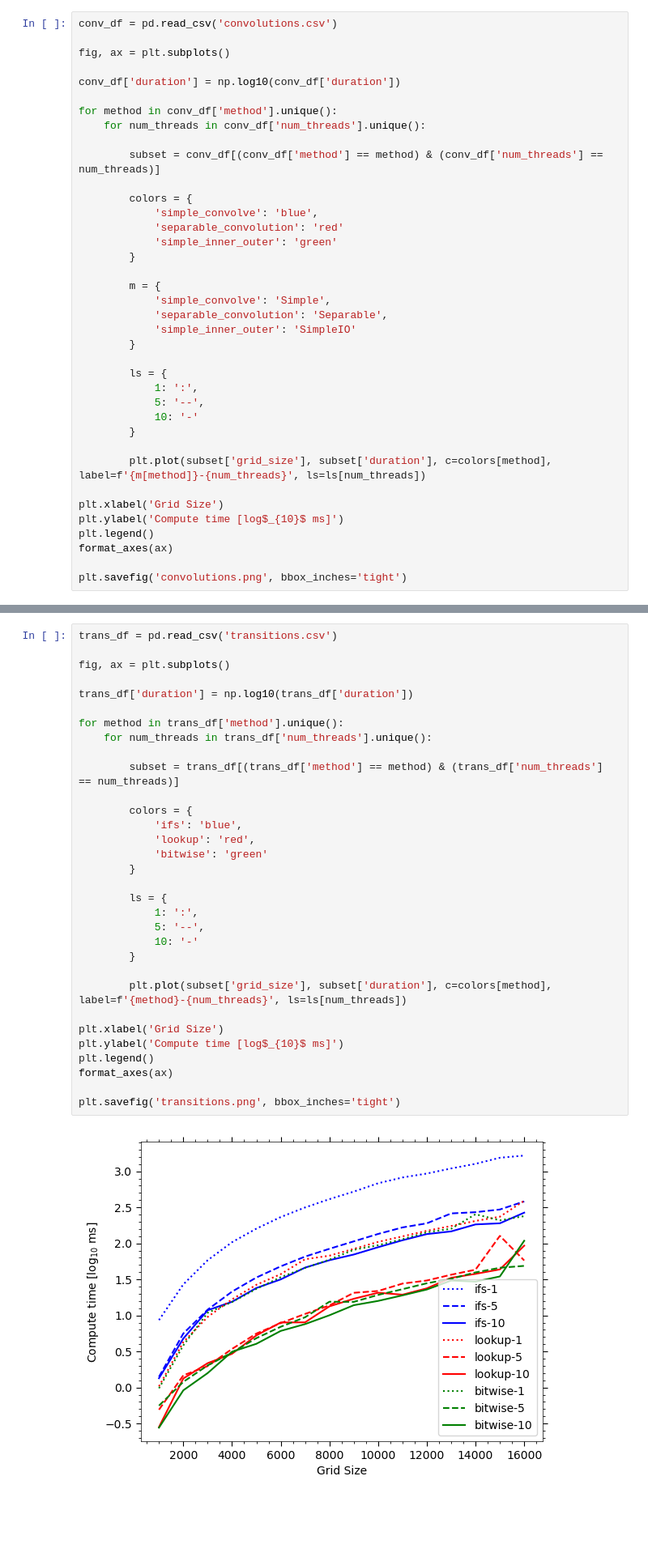
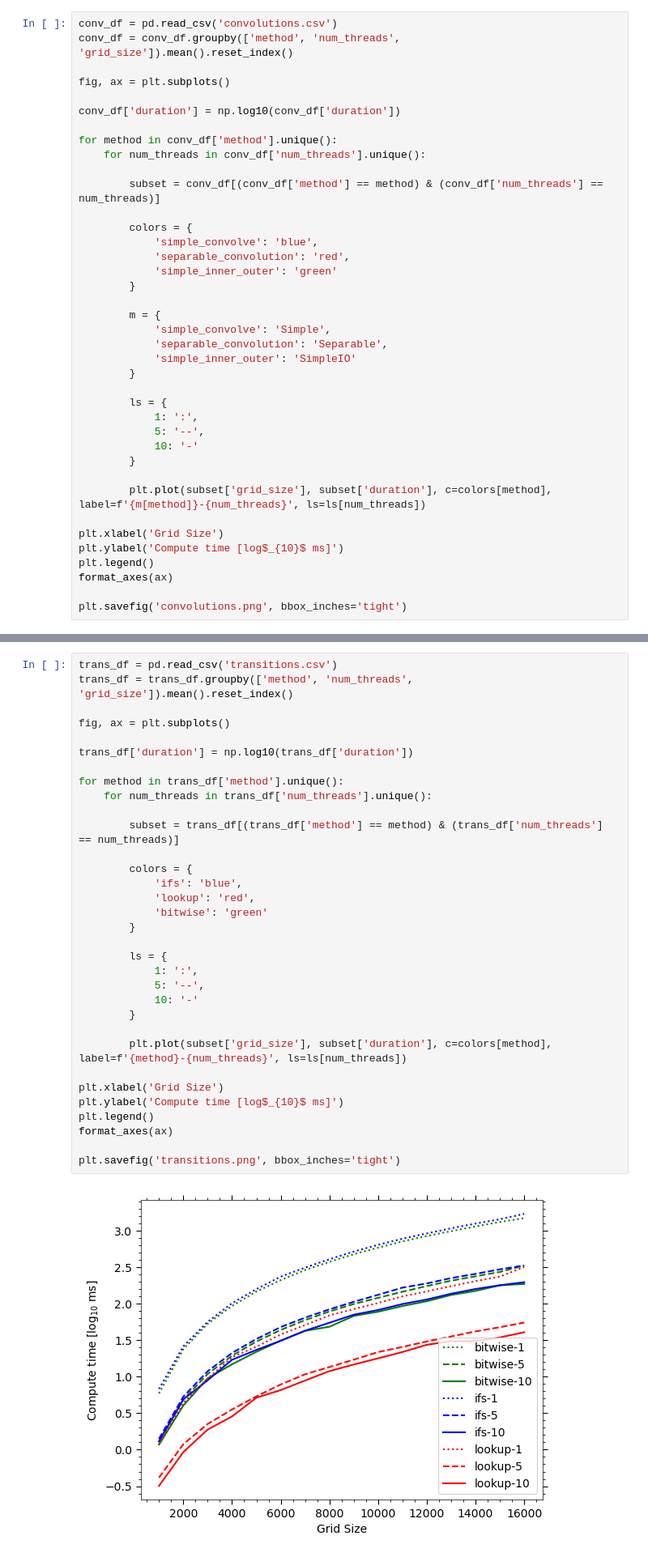
Before and after one commit to adnansiddiquei/conways_game_of_life, a Jupyter notebook: src/plotting/plots.ipynb, the cells around one changed output, grey strips where cells are left out. Shown: that part at 81% size. Cells and saved outputs as stored; diff of their text form; blank space fills up the shorter version.

```diff
--- a/src/plotting/plots.ipynb
+++ b/src/plotting/plots.ipynb
@@ -5,6 +5,7 @@ from utils import format_axes
 import numpy as np
 # %%
 conv_df = pd.read_csv('convolutions.csv')
+conv_df = conv_df.groupby(['method', 'num_threads', 'grid_size']).mean().reset_index()
 
 fig, ax = plt.subplots()
 
@@ -17,7 +18,7 @@ for method in conv_df['method'].unique():
 
         colors = {
             'simple_convolve': 'blue',
-            'separable_convolution': 'red'
+            'separable_convolution': 'red',
             'simple_inner_outer': 'green'
         }
 
@@ -46,34 +47,35 @@ plt.savefig('convolutions.png', bbox_inches='tight')
 # %%
 trans_df = pd.read_csv('transitions.csv')
+trans_df = trans_df.groupby(['method', 'num_threads', 'grid_size']).mean().reset_index()
 
 fig, ax = plt.subplots()
 
 trans_df['duration'] = np.log10(trans_df['duration'])
 
 for method in trans_df['method'].unique():
     for num_threads in trans_df['num_threads'].unique():
 
         subset = trans_df[(trans_df['method'] == method) & (trans_df['num_threads'] == num_threads)]
 
         colors = {
             'ifs': 'blue',
             'lookup': 'red',
             'bitwise': 'green'
         }
 
         ls = {
             1: ':',
             5: '--',
             10: '-'
         }
 
         plt.plot(subset['grid_size'], subset['duration'], c=colors[method], label=f'{method}-{num_threads}', ls=ls[num_threads])
 
 plt.xlabel('Grid Size')
 plt.ylabel('Compute time [log$_{10}$ ms]')
 plt.legend()
 format_axes(ax)
 
 plt.savefig('transitions.png', bbox_inches='tight')
 # %% [output]
-[figure, old version]
+[figure, new version]
```
Also changed, not shown: parts of 1 cell of this notebook, 2 other files.
